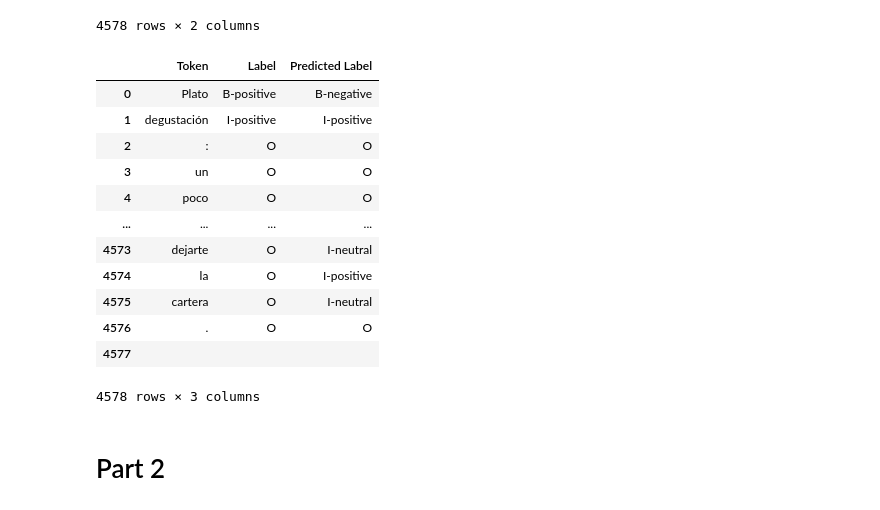
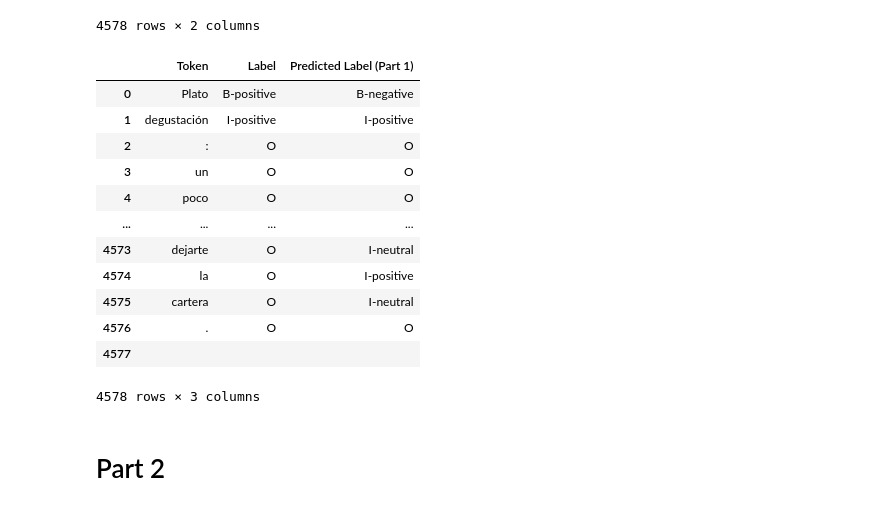
Before and after one commit to verneylmavt/hmm-text_analysis-py, a Jupyter notebook: ES/1.ipynb, the cells around one changed output. Saved outputs shown, nothing was run; the diff lists cells and outputs as text; code cells hidden in the pictures.

```diff
--- a/ES/1.ipynb
+++ b/ES/1.ipynb
@@ -302,12 +302,12 @@ for i in arr_test_token:
         test_pred += [pred]
         new_token += [i]
 # %%
-df_test["Predicted Label"] = test_pred
+df_test["Predicted Label (Part 1)"] = test_pred
 display(df_test)
 
-arr_test_pred_label = ((df_test.loc[:,["Predicted Label"]]).squeeze()).to_numpy()
+arr_test_pred_label = ((df_test.loc[:,["Predicted Label (Part 1)"]]).squeeze()).to_numpy()
 # %% [output]
-|  | Token | Label | Predicted Label |
+|  | Token | Label | Predicted Label (Part 1) |
 | 0 | Plato | B-positive | B-negative |
 | 1 | degustación | I-positive | I-positive |
 | 2 | : | O | O |
```
Also changed, not shown: parts of 13 cells of this notebook.
